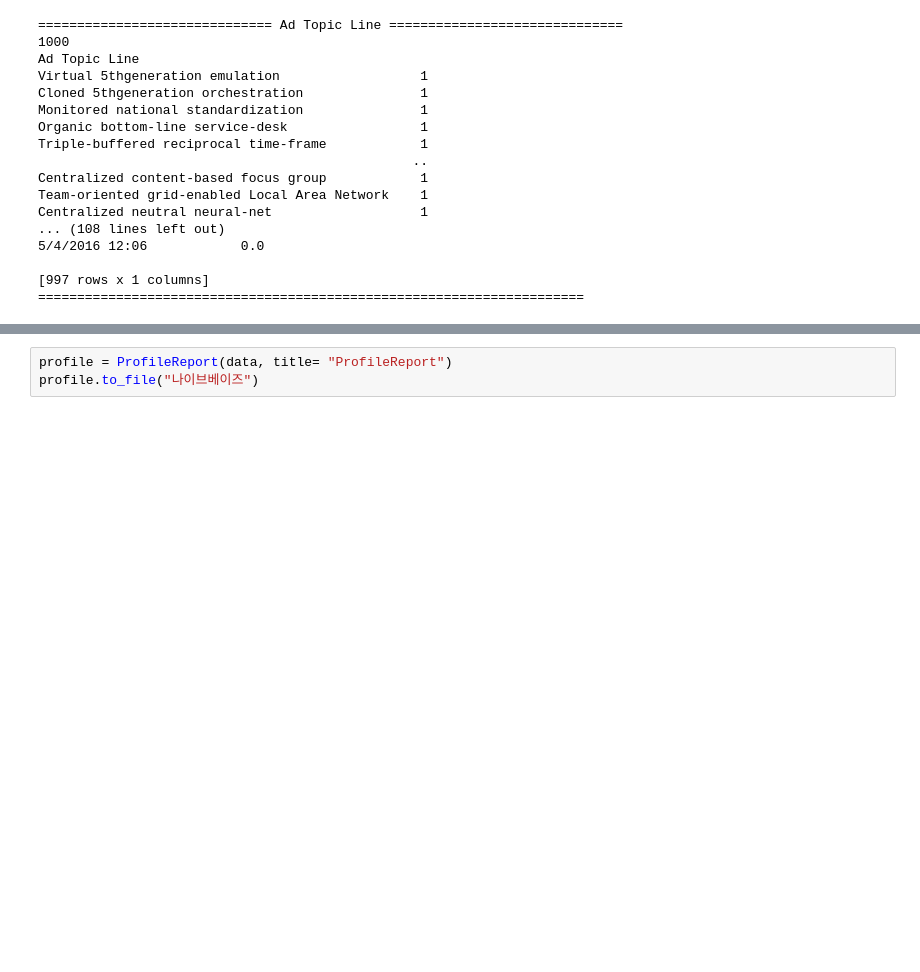
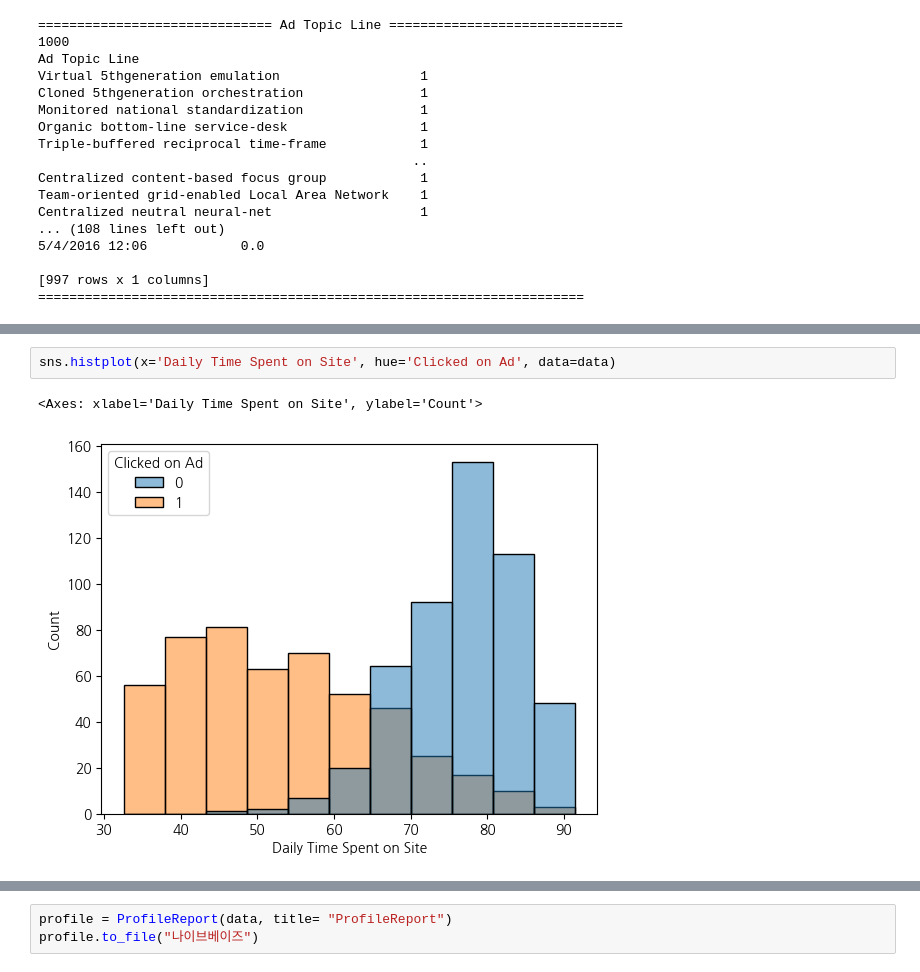
Before and after one commit to hyun111111/fintech_service_2nd, a Jupyter notebook: 05machine_learning/18나이브베이즈_분류분석.ipynb, the cells around one changed output, grey strips where cells are left out. Saved outputs shown, nothing was run; the diff lists cells and outputs as text; blank space fills up the shorter version.

```diff
--- a/05machine_learning/18나이브베이즈_분류분석.ipynb
+++ b/05machine_learning/18나이브베이즈_분류분석.ipynb
@@ -143,0 +233,5 @@ ValueError: Grouper for 'Clicked on Ad' not 1-dimensional
+# %%
+sns.histplot(x='Daily Time Spent on Site', hue='Clicked on Ad', data=data)
+# %% [output]
+<Axes: xlabel='Daily Time Spent on Site', ylabel='Count'>
+[figure, added]
```
Also changed, not shown: parts of 14 cells of this notebook, 12 other files.
